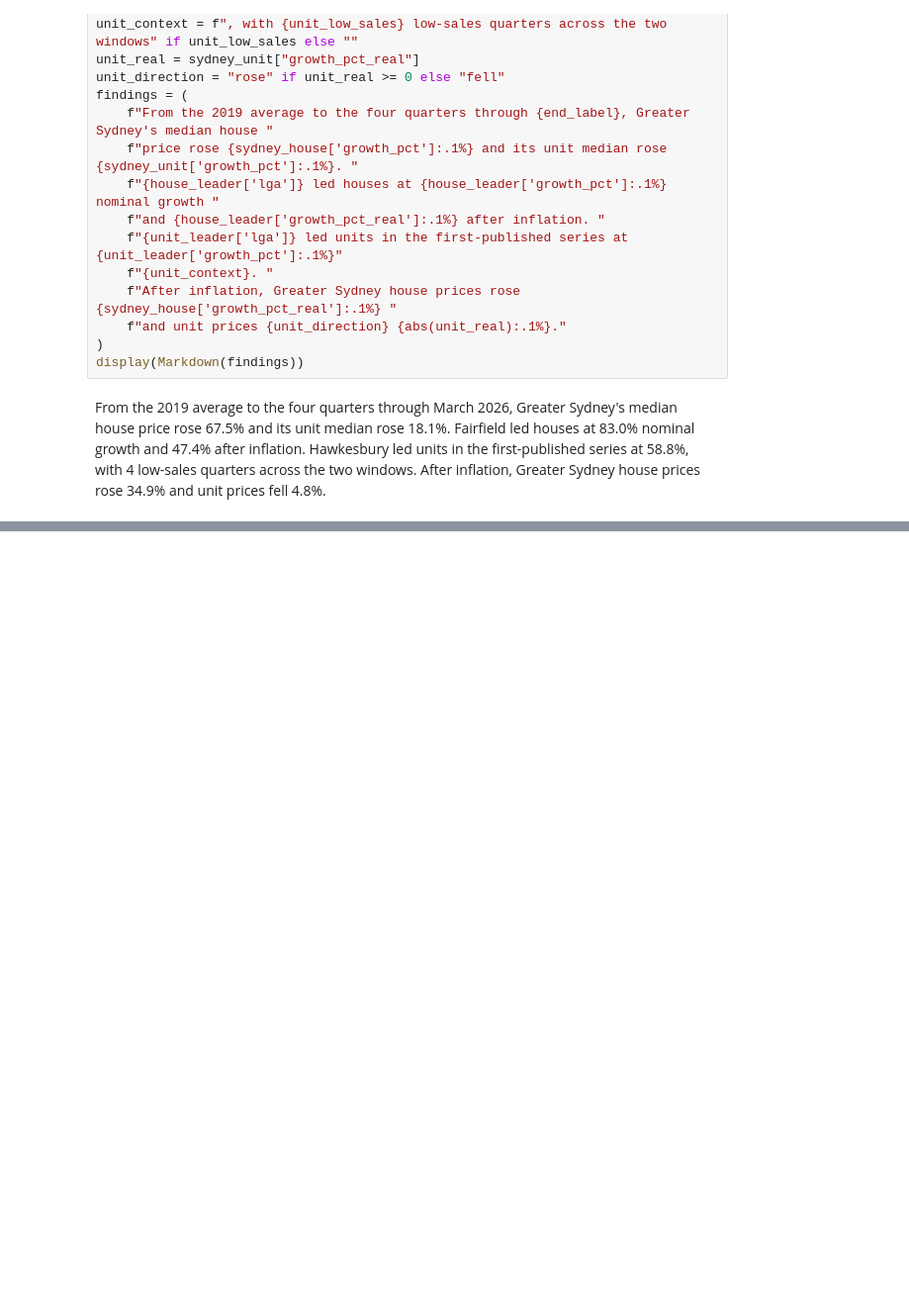
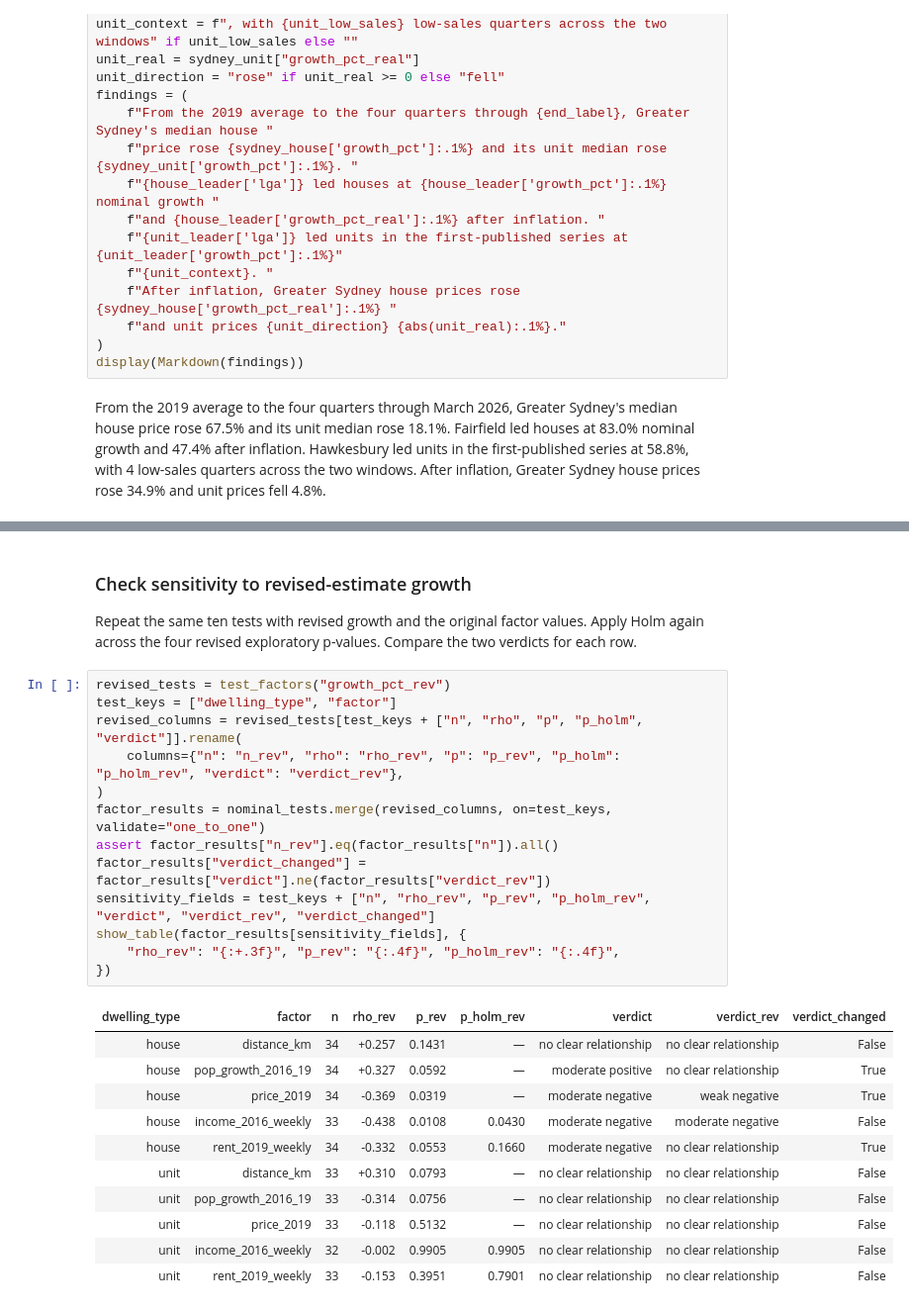
Before and after one commit to huiya-svg/sydney-housing-growth, a Jupyter notebook: notebooks/03_analysis.ipynb, the cells around one changed output, grey strips where cells are left out. Shown at 99% size. Cells and saved outputs as stored; diff of their text form; blank space fills up the shorter version.

```diff
--- a/notebooks/03_analysis.ipynb
+++ b/notebooks/03_analysis.ipynb
@@ -351,0 +512,29 @@ From the 2019 average to the four quarters through March 2026, Greater Sydney's
+# %% [markdown]
+### Check sensitivity to revised-estimate growth
+
+Repeat the same ten tests with revised growth and the original factor values. Apply Holm again across the four revised exploratory p-values. Compare the two verdicts for each row.
+# %%
+revised_tests = test_factors("growth_pct_rev")
+test_keys = ["dwelling_type", "factor"]
+revised_columns = revised_tests[test_keys + ["n", "rho", "p", "p_holm", "verdict"]].rename(
+    columns={"n": "n_rev", "rho": "rho_rev", "p": "p_rev", "p_holm": "p_holm_rev", "verdict": "verdict_rev"},
+)
+factor_results = nominal_tests.merge(revised_columns, on=test_keys, validate="one_to_one")
+assert factor_results["n_rev"].eq(factor_results["n"]).all()
+factor_results["verdict_changed"] = factor_results["verdict"].ne(factor_results["verdict_rev"])
+sensitivity_fields = test_keys + ["n", "rho_rev", "p_rev", "p_holm_rev", "verdict", "verdict_rev", "verdict_changed"]
+show_table(factor_results[sensitivity_fields], {
+    "rho_rev": "{:+.3f}", "p_rev": "{:.4f}", "p_holm_rev": "{:.4f}",
+})
+# %% [output]
+| dwelling_type | factor | n | rho_rev | p_rev | p_holm_rev | verdict | verdict_rev | verdict_changed |
+| house | distance_km | 34 | +0.257 | 0.1431 | — | no clear relationship | no clear relationship | False |
+| house | pop_growth_2016_19 | 34 | +0.327 | 0.0592 | — | moderate positive | no clear relationship | True |
+| house | price_2019 | 34 | -0.369 | 0.0319 | — | moderate negative | weak negative | True |
+| house | income_2016_weekly | 33 | -0.438 | 0.0108 | 0.0430 | moderate negative | moderate negative | False |
+| house | rent_2019_weekly | 34 | -0.332 | 0.0553 | 0.1660 | moderate negative | no clear relationship | True |
+| unit | distance_km | 33 | +0.310 | 0.0793 | — | no clear relationship | no clear relationship | False |
+| unit | pop_growth_2016_19 | 33 | -0.314 | 0.0756 | — | no clear relationship | no clear relationship | False |
+| unit | price_2019 | 33 | -0.118 | 0.5132 | — | no clear relationship | no clear relationship | False |
+| unit | income_2016_weekly | 32 | -0.002 | 0.9905 | 0.9905 | no clear relationship | no clear relationship | False |
+| unit | rent_2019_weekly | 33 | -0.153 | 0.3951 | 0.7901 | no clear relationship | no clear relationship | False |
```
Also changed, not shown: parts of 21 cells of this notebook, 9 other files.
